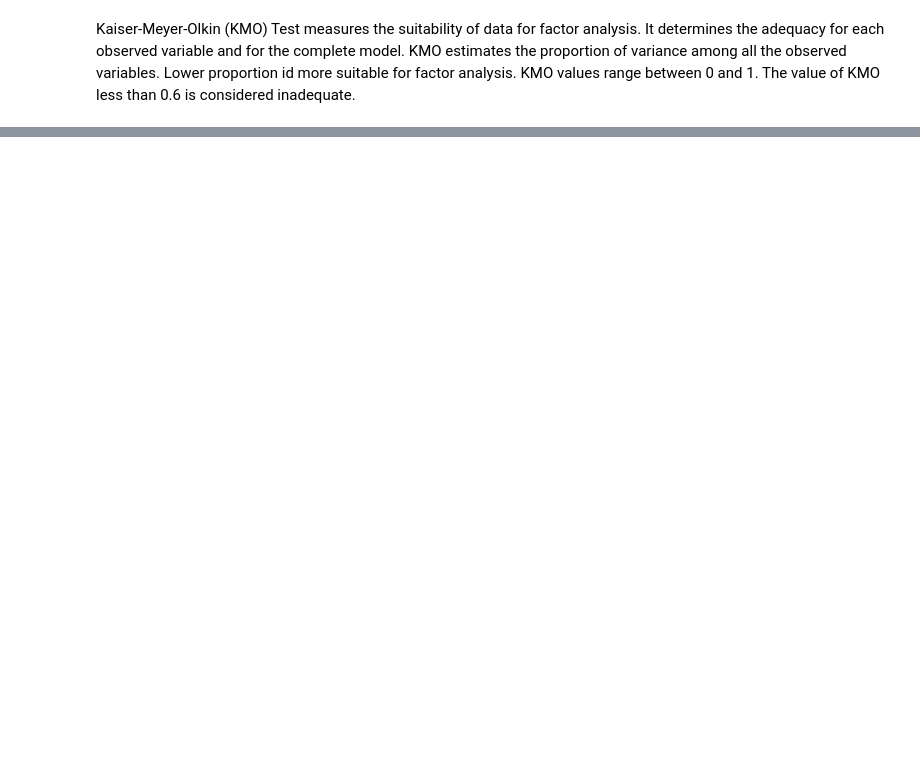
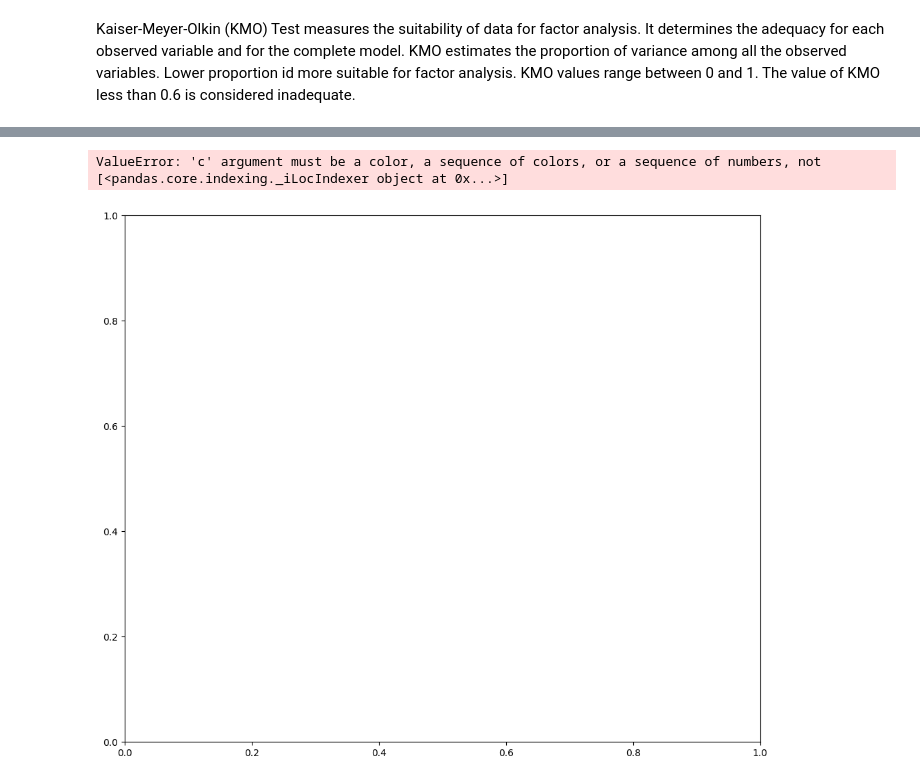
Before and after one commit to heinohen/household_habits_SDA, a Jupyter notebook: habits.ipynb, the cells around one changed output, grey strips where cells are left out. Drawn from its saved outputs; the diff is of its cells as text; code cells hidden in the pictures; blank space fills up the shorter version.

```diff
--- a/habits.ipynb
+++ b/habits.ipynb
@@ -505,0 +497,2 @@ crosstabs.plot.hist()
+# %%
+ldf = pd.DataFrame(pca.components_.T, columns=["PC1","PC2", "PC3","PC4","PC5","PC6"], index=df_acts.columns)
@@ -505,0 +509,5 @@ crosstabs.plot.hist()
+# %%
+ldf.plot.scatter(0,1,color = ldf.iloc,figsize=(12,10))
+# %% [output]
+ValueError: 'c' argument must be a color, a sequence of colors, or a sequence of numbers, not [<pandas.core.indexing._iLocIndexer object at 0x...>]
+[figure, added]
```
Also changed, not shown: parts of 42 cells of this notebook.
